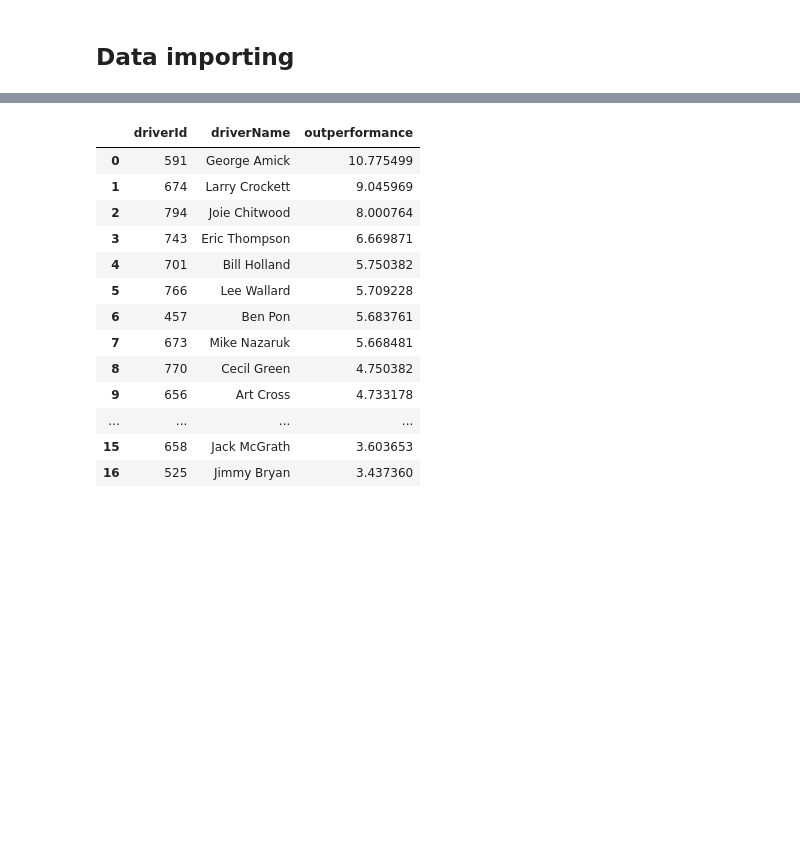
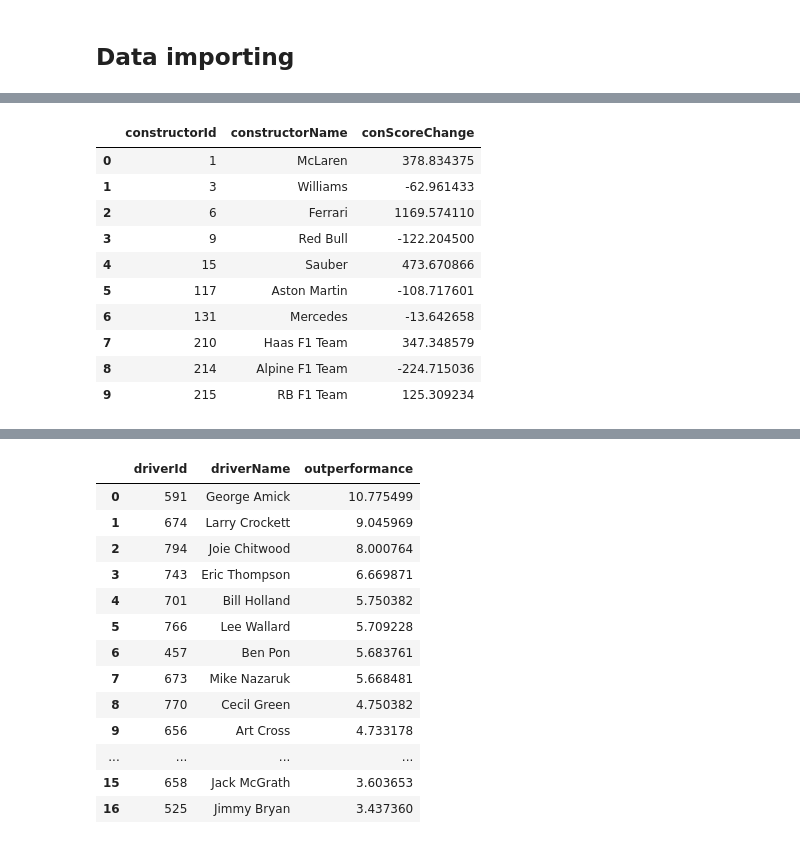
Before and after one commit to mwtmurphy/f1-rating-system, a Jupyter notebook: notebooks/prototyping.ipynb, the cells around one changed output, grey strips where cells are left out. Cells and saved outputs as stored; diff of their text form; code cells hidden in the pictures; blank space fills up the shorter version.

```diff
--- a/notebooks/prototyping.ipynb
+++ b/notebooks/prototyping.ipynb
@@ -37,3 +59,17 @@ vis_df = vis_df.merge(con_df, on="constructorId", how="left")
+# %%
+df24[["constructorId", "constructorName", "conScoreChange"]].drop_duplicates().groupby(["constructorId", "constructorName"])["conScoreChange"].sum().reset_index()
+# %% [output]
+|  | constructorId | constructorName | conScoreChange |
+| 0 | 1 | McLaren | 378.834375 |
+| 1 | 3 | Williams | -62.961433 |
+| 2 | 6 | Ferrari | 1169.574110 |
+| 3 | 9 | Red Bull | -122.204500 |
+| 4 | 15 | Sauber | 473.670866 |
+| 5 | 117 | Aston Martin | -108.717601 |
+| 6 | 131 | Mercedes | -13.642658 |
+| 7 | 210 | Haas F1 Team | 347.348579 |
+| 8 | 214 | Alpine F1 Team | -224.715036 |
+| 9 | 215 | RB F1 Team | 125.309234 |
 # %%
 vis_df["outperformance"] = vis_df["actual"] - vis_df["expected"]
 out_df = vis_df.groupby("driverId")["outperformance"].mean().reset_index()
```
Also changed, not shown: parts of 2 cells of this notebook, 9 other files.
